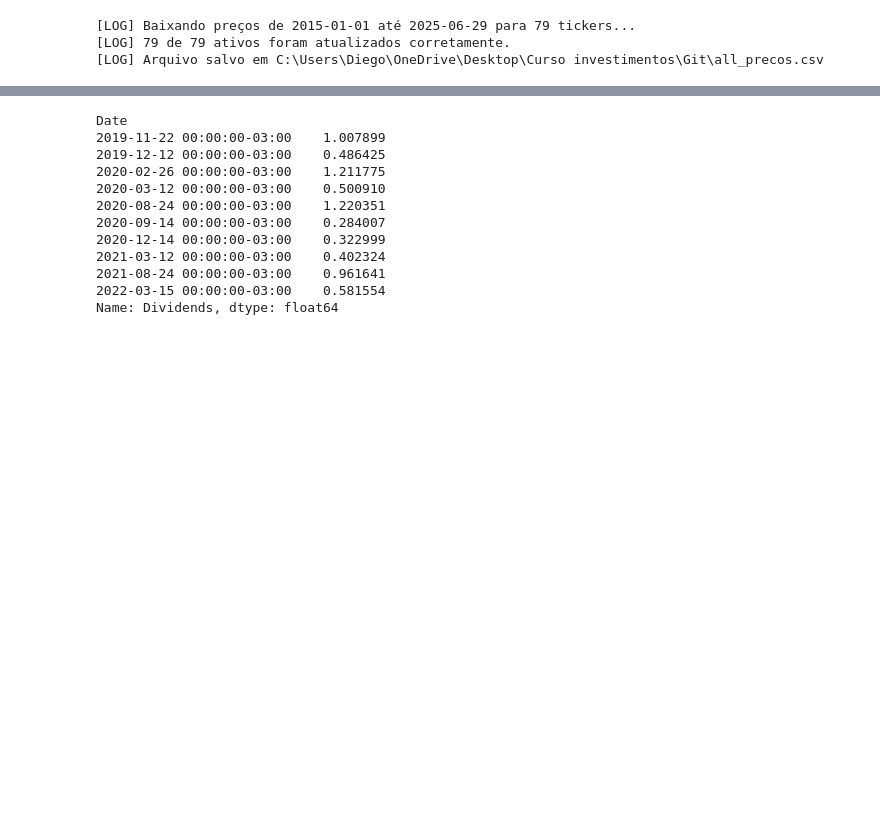
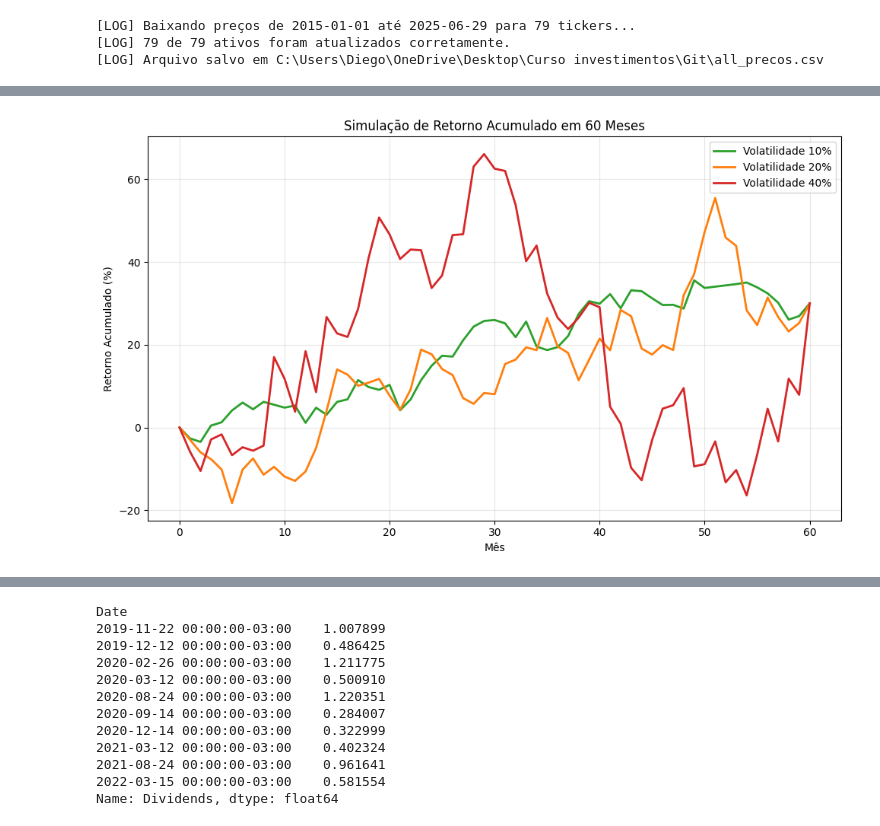
Before and after one commit to dcecagno/Optimize-portfolio, a Jupyter notebook: app.ipynb, the cells around one changed output, grey strips where cells are left out. Cells and saved outputs as stored; diff of their text form; code cells hidden in the pictures; blank space fills up the shorter version.

```diff
--- a/app.ipynb
+++ b/app.ipynb
@@ -8733,3 +8937,56 @@ update_market_data(
+# %%
+import numpy as np
+import matplotlib.pyplot as plt
+
+# Parâmetros
+n_months = 60
+target_return = 0.30      # 30% no final
+vols_annual = [0.10, 0.20, 0.40]  # volatilidades anualizadas: baixa, média, alta
+labels = ["Volatilidade 10%", "Volatilidade 20%", "Volatilidade 40%"]
+colors = ["tab:green", "tab:orange", "tab:red"]
+
+# Ajustamos o gerador para reprodutibilidade
+rng = np.random.default_rng(123)
+
+# Prepara figura
+plt.figure(figsize=(10, 6))
+
+for vol_ann, label, col in zip(vols_annual, labels, colors):
+    # converte para sigma mensal
+    sigma_m = vol_ann / np.sqrt(12)
+
+    # gera choques estocásticos
+    eps = rng.standard_normal(n_months)
+    noise_cum = np.cumsum(sigma_m * eps)
+    noise_end = noise_cum[-1]
+
+    # calibra drift para terminar exatamente em target_return
+    drift_total = target_return - noise_end
+    drift_month = drift_total / n_months
+
+    # retornos mensais simulados:
+    rets = drift_month + sigma_m * eps
+
+    # retorno acumulado (soma simples), começa em zero
+    cumret = np.concatenate(([0], np.cumsum(rets)))
+
+    # plota
+    plt.plot(np.arange(n_months+1),
+             cumret * 100,   # em %
+             color=col,
+             lw=2,
+             label=label)
+
+# anotações
+plt.title("Simulação de Retorno Acumulado em 60 Meses")
+plt.xlabel("Mês")
+plt.ylabel("Retorno Acumulado (%)")
+plt.legend()
+plt.grid(alpha=0.3)
+plt.tight_layout()
+plt.show()
+# %% [output]
+[figure, added]
 # %%
 # v40
 import yfinance as yf
```
Also changed, not shown: parts of 2 cells of this notebook, 1 other file.
